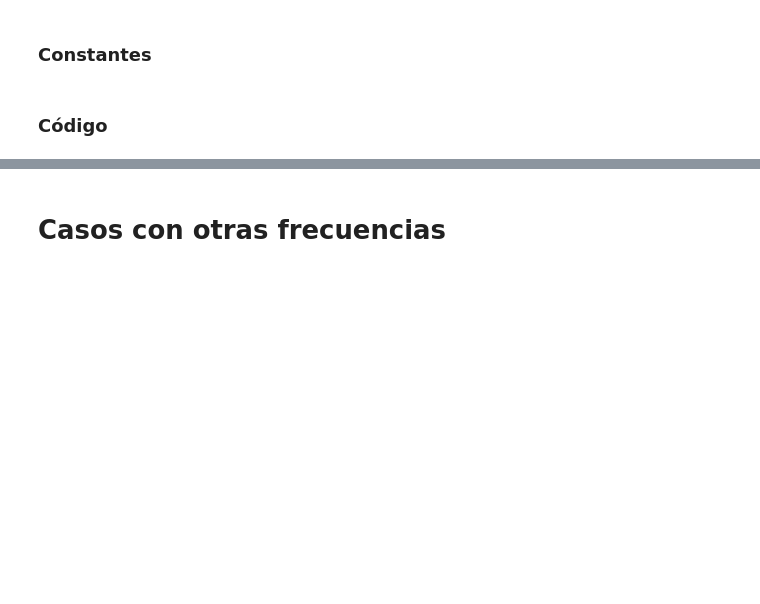
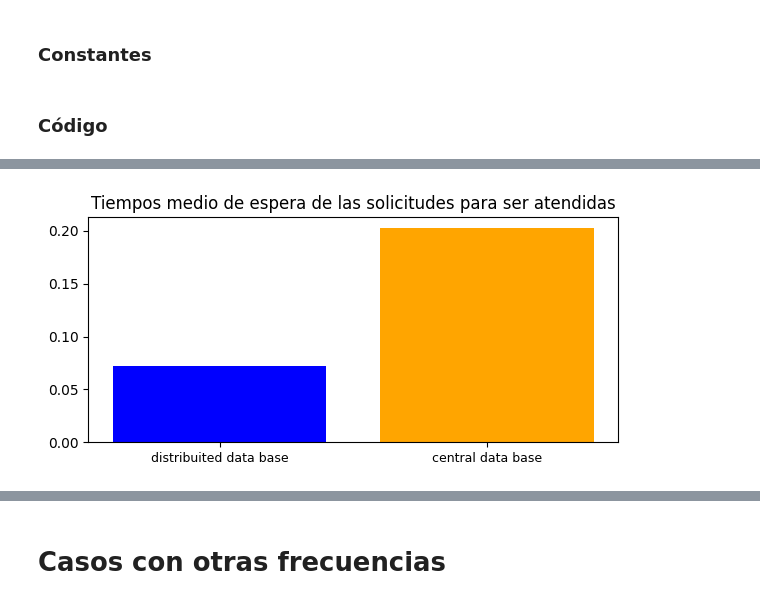
Before and after one commit to MartinCohen98/simulacion_tp1_grupo2_1c2024, a Jupyter notebook: Ejercicio3_TP2.ipynb, the cells around one changed output, grey strips where cells are left out. Saved outputs shown, nothing was run; the diff lists cells and outputs as text; code cells hidden in the pictures; blank space fills up the shorter version.

Commit message:
para subir

```diff
--- a/Ejercicio3_TP2.ipynb
+++ b/Ejercicio3_TP2.ipynb
@@ -209,28 +199,29 @@ todavia no mirar esto :)
 # %%
 def print_webservice_data(webService: WebService, header):
-    arrival_times_ddb, processing_times_ddb, wait_times_ddb = webService.get_info_db()
+    _, processing_times, wait_times = webService.get_info_db()
     total_requests = webService.get_total_requests()
 
     # tiempo medio de espera
-    mean_waiting_time_ddb = sum(wait_times_ddb) / total_requests
+    mean_waiting_time = sum(wait_times) / total_requests
     # fracción de solicitudes que no esperaron para ser procesadas
-    num_no_waiting_ddb = sum(1 for wait_time in wait_times_ddb if wait_time == 0)
-    fraction_no_waiting_ddb = num_no_waiting_ddb / total_requests
+    num_no_waiting = sum(1 for wait_time in wait_times if wait_time == 0)
+    fraction_no_waiting = num_no_waiting / total_requests
     # tiempo medio de resolucion
-    total_resolving_time_ddb = sum(processing_times_ddb) + sum(wait_times_ddb)
-    mean_total_resolving_time_ddb =  total_resolving_time_ddb / total_requests
-
+    total_resolving_time = sum(processing_times) + sum(wait_times)
+    mean_total_resolving_time =  total_resolving_time / total_requests
 
     print(header)
-    print(f"el tiempo medio de espera es {mean_waiting_time_ddb}")
-    print(f"la fraccion de los que no esperan es {fraction_no_waiting_ddb}")
-    print(f"el tiempo medio del total de resolucion es {mean_total_resolving_time_ddb}")
+    print(f"el tiempo medio de espera es {mean_waiting_time}")
+    print(f"la fraccion de los que no esperan es {fraction_no_waiting}")
+    print(f"el tiempo medio del total de resolucion es {mean_total_resolving_time}")
+
+    return mean_waiting_time, fraction_no_waiting, mean_total_resolving_time
 # %%
 # DATOS BASE DE DATOS DISTRIBUIDA
 mean_process_times = [MEAN_PROCESSING_TIME_DB1, MEAN_PROCESING_TIME_DB2]
 webServiceDistribuited = WebService(SEED, SEED_ARRIVALS, SEED_PROCESING_TIME, TOTAL_REQUEST, MEAN_ARRIVAL_CALL, mean_process_times, centralDB=False, probability_d1=PROBABILITY_DB1)
-webServiceDistribuited.generate_and_process_requests_ddb()
+webServiceDistribuited.generate_and_process_requests()
 
-print_webservice_data(webServiceDistribuited, "BASE DE DATOS DISTRIBUIDA")
+mean_waiting_time_ddb, fraction_no_waiting_ddb, mean_total_resolving_time_ddb = print_webservice_data(webServiceDistribuited, "BASE DE DATOS DISTRIBUIDA")
 # %% [output]
 BASE DE DATOS DISTRIBUIDA
@@ -240,9 +231,8 @@ el tiempo medio del total de resolucion es 0.9097587416233561
 # %%
 # DATOS BASE DE DATOS CENTRAL
-webServiceCentral = WebService(SEED, SEED_ARRIVALS, SEED_PROCESING_TIME, TOTAL_REQUEST,  MEAN_ARRIVAL_CALL, [MEAN_PROCESSING_TIME_CENTRAL_DB], centralDB=True, probability_d1=0)
+webServiceCentral = WebService(SEED, SEED_ARRIVALS, SEED_PROCESING_TIME, TOTAL_REQUEST,  MEAN_ARRIVAL_CALL, [MEAN_PROCESSING_TIME_CENTRAL_DB])
 webServiceCentral.generate_and_process_requests()
-arrival_times_cdb, processing_times_cdb, wait_times_cdb = webServiceCentral.get_info_db()
 
-print_webservice_data(webServiceCentral, "BASE DE DATOS CENTRAL")
+mean_waiting_time_cdb, fraction_no_waiting_cdb, mean_total_resolving_time_cdb = print_webservice_data(webServiceCentral, "BASE DE DATOS CENTRAL")
 # %% [output]
 BASE DE DATOS CENTRAL
@@ -251,0 +242,12 @@ el tiempo medio del total de resolucion es 0.9954602018094317
+# %%
+def create_comparison_graphics(info_ddb, info_cdb, title):
+    fig, ax = plt.subplots(figsize=(6, 3))
+
+    ax.bar(np.arange(2), [info_ddb, info_cdb], color=['blue', 'orange'])
+    ax.set_xticks(np.arange(2))
+    ax.set_xticklabels(["distribuited data base", "central data base"], ha="center", fontsize=9)
+    ax.set_title(title)
+
+    # Mostrar el gráfico
+    plt.tight_layout()
+    plt.show()
@@ -251,0 +265,4 @@ el tiempo medio del total de resolucion es 0.9954602018094317
+# %%
+create_comparison_graphics(mean_waiting_time_ddb, mean_waiting_time_cdb, "Tiempos medio de espera de las solicitudes para ser atendidas")
+# %% [output]
+[figure, added]
```
Also changed, not shown: parts of 28 cells of this notebook, 2 other files.
